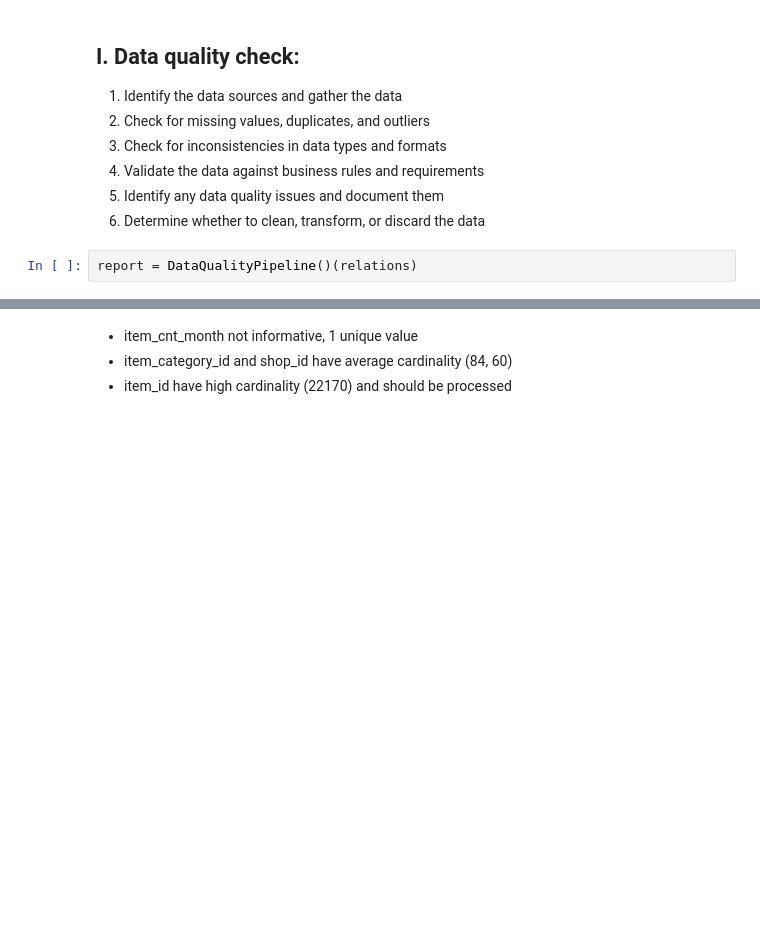
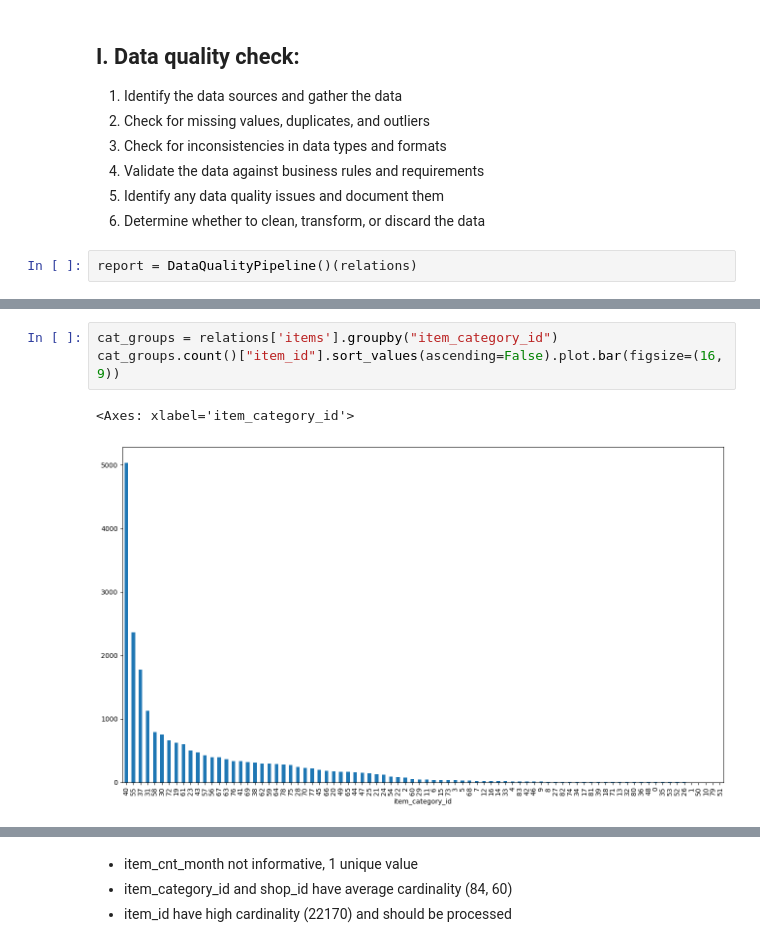
Before and after one commit to Aleksandra-Barysheva/ds_practice, a Jupyter notebook: notebooks/DQC_and_ETL.ipynb, the cells around one changed output, grey strips where cells are left out. Drawn from its saved outputs; the diff is of its cells as text; blank space fills up the shorter version.

```diff
--- a/notebooks/DQC_and_ETL.ipynb
+++ b/notebooks/DQC_and_ETL.ipynb
@@ -43,0 +105,6 @@ report = DataQualityPipeline()(relations)
+# %%
+cat_groups = relations['items'].groupby("item_category_id")
+cat_groups.count()["item_id"].sort_values(ascending=False).plot.bar(figsize=(16, 9))
+# %% [output]
+<Axes: xlabel='item_category_id'>
+[figure, added]
```
Also changed, not shown: parts of 33 cells of this notebook.
